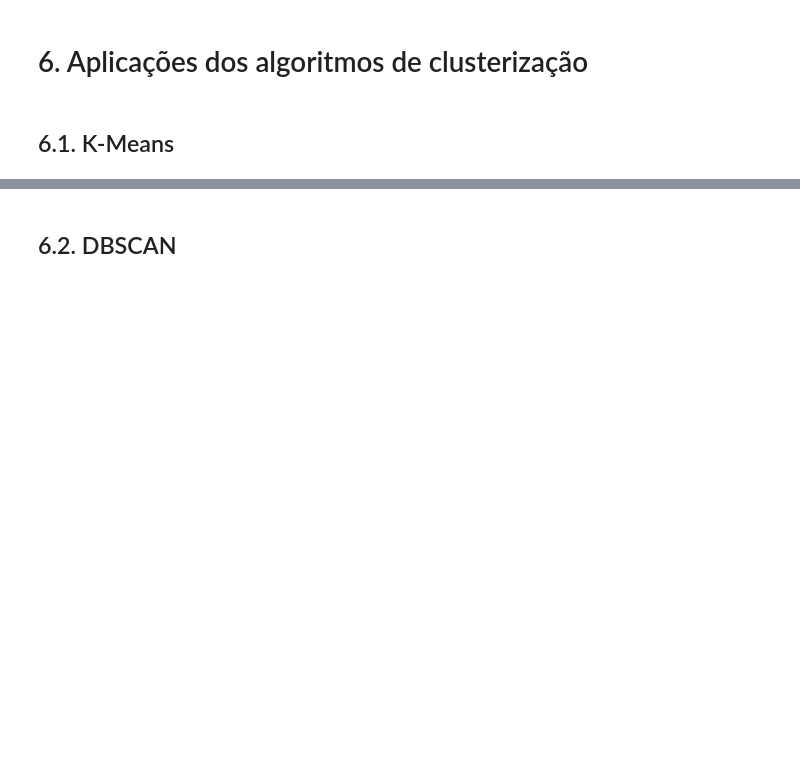
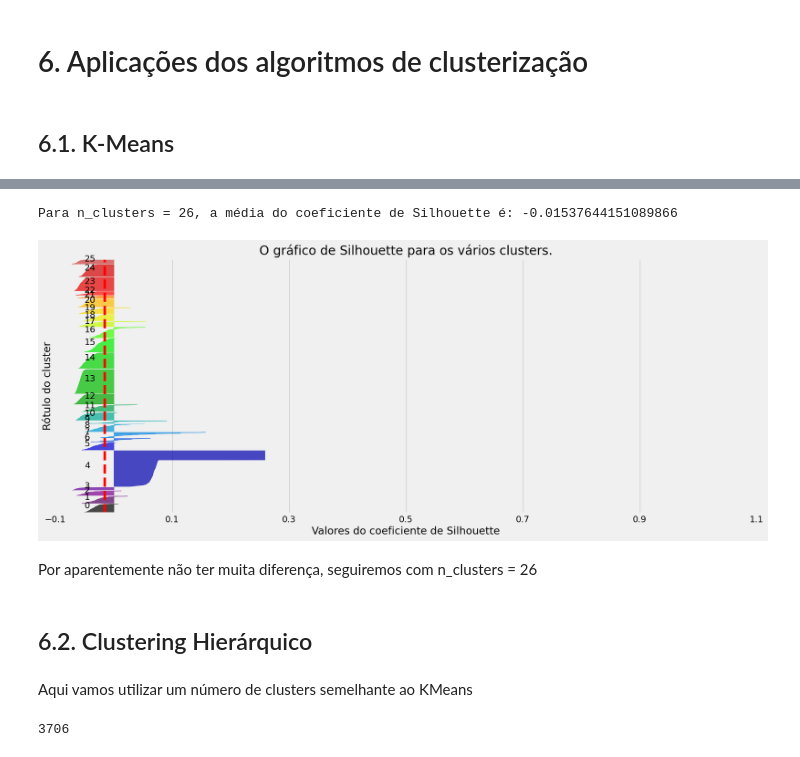
Before and after one commit to wpfaltz/Data-Mining, a Jupyter notebook: Trabalho 4/Notebook.ipynb, the cells around one changed output, grey strips where cells are left out. Drawn from its saved outputs; the diff is of its cells as text; code cells hidden in the pictures; blank space fills up the shorter version.

```diff
--- a/Trabalho 4/Notebook.ipynb
+++ b/Trabalho 4/Notebook.ipynb
@@ -378,0 +513,3 @@ np.unique(kmeans_labels, return_counts=True)
+# %%
+clusterer = KMeans(n_clusters=26, **kmeans_kwargs)
+k_means_cluster_labels = clusterer.fit_predict(ratings_matrix_normalized)
@@ -379,2 +540,11 @@ np.unique(kmeans_labels, return_counts=True)
+# %%
+plot_silhouette(ratings_matrix_normalized, k_means_cluster_labels, 26)
+# %% [output]
+Para n_clusters = 26, a média do coeficiente de Silhouette é: -0.01537644151089866
+[figure, added]
+# %% [markdown]
+Por aparentemente não ter muita diferença, seguiremos com n_clusters = 26
 # %% [markdown]
-## 6.2. DBSCAN
+## 6.2. Clustering Hierárquico
+# %% [markdown]
+Aqui vamos utilizar um número de clusters semelhante ao KMeans
@@ -380,0 +554,4 @@ np.unique(kmeans_labels, return_counts=True)
+# %%
+len(hierarchical__clustering_labels)
+# %% [output]
+3706
```
Also changed, not shown: parts of 33 cells of this notebook.
